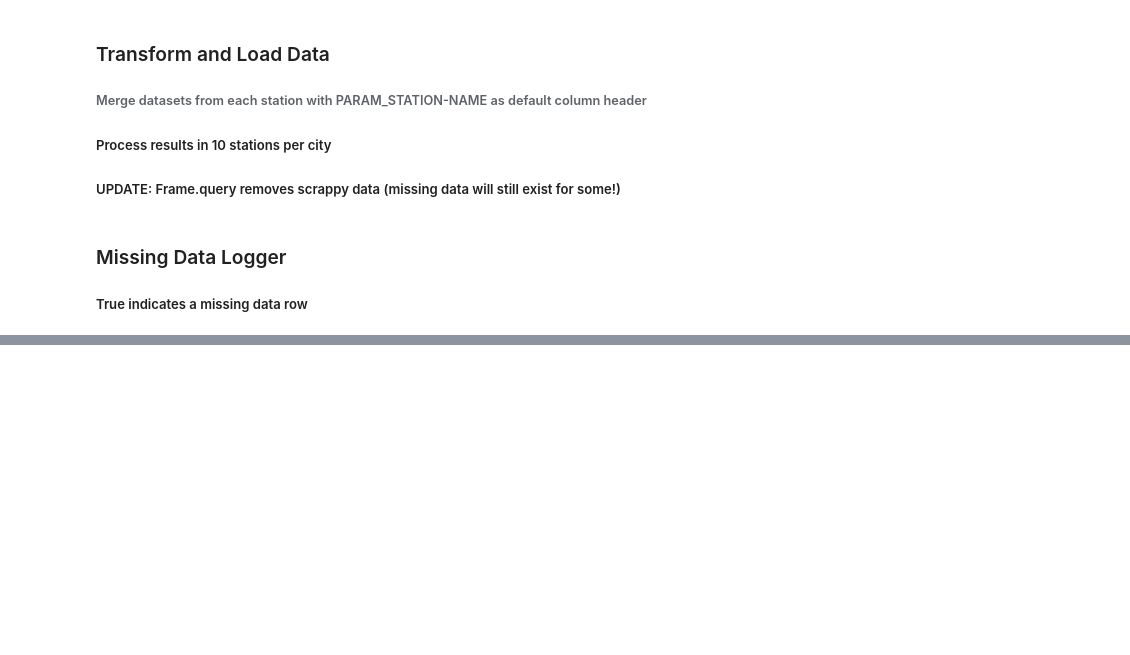
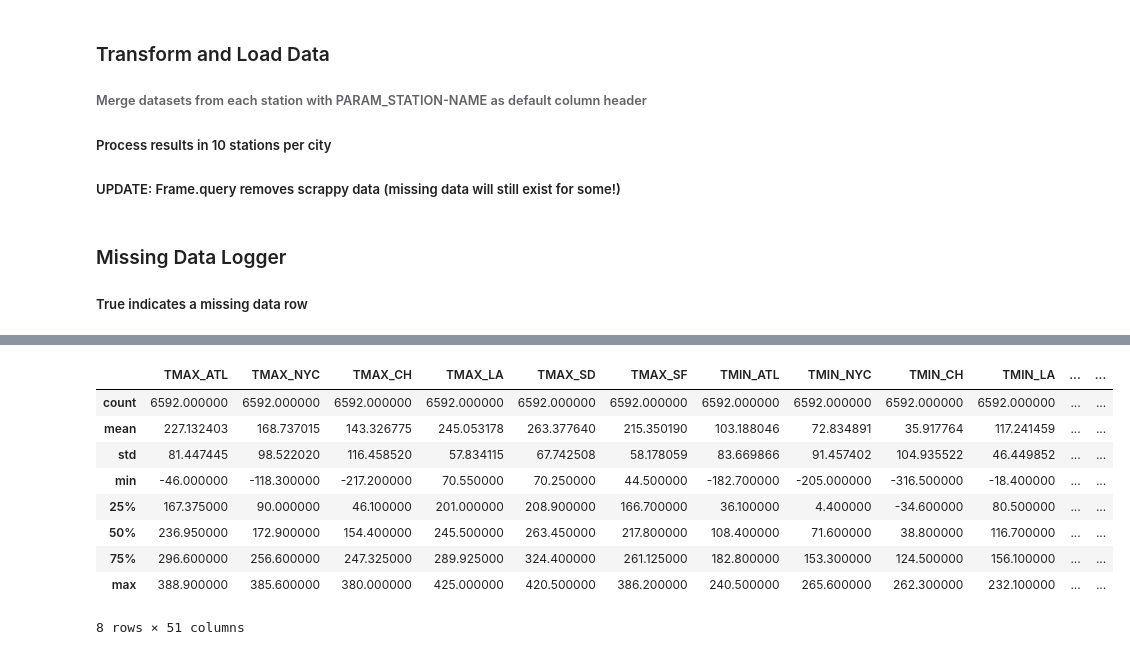
Before and after one commit to celebal/stock-proj, a Jupyter notebook: notebooks/Pandas_weather_upload_v3.ipynb, the cells around one changed output, grey strips where cells are left out. Drawn from its saved outputs; the diff is of its cells as text; code cells hidden in the pictures; blank space fills up the shorter version.

```diff
--- a/notebooks/Pandas_weather_upload_v3.ipynb
+++ b/notebooks/Pandas_weather_upload_v3.ipynb
@@ -659 +690,15 @@ pd.DataFrame.describe(df)
+# %%
+df = df.dropna(subset=["PreApple"],how='any')
+pd.DataFrame.describe(df)
+# %% [output]
+|  | TMAX_ATL | TMAX_NYC | TMAX_CH | TMAX_LA | TMAX_SD | TMAX_SF | TMIN_ATL | TMIN_NYC | TMIN_CH | TMIN_LA | ... | ... |
+| count | 6592.000000 | 6592.000000 | 6592.000000 | 6592.000000 | 6592.000000 | 6592.000000 | 6592.000000 | 6592.000000 | 6592.000000 | 6592.000000 | ... | ... |
+| mean | 227.132403 | 168.737015 | 143.326775 | 245.053178 | 263.377640 | 215.350190 | 103.188046 | 72.834891 | 35.917764 | 117.241459 | ... | ... |
+| std | 81.447445 | 98.522020 | 116.458520 | 57.834115 | 67.742508 | 58.178059 | 83.669866 | 91.457402 | 104.935522 | 46.449852 | ... | ... |
+| min | -46.000000 | -118.300000 | -217.200000 | 70.550000 | 70.250000 | 44.500000 | -182.700000 | -205.000000 | -316.500000 | -18.400000 | ... | ... |
+| 25% | 167.375000 | 90.000000 | 46.100000 | 201.000000 | 208.900000 | 166.700000 | 36.100000 | 4.400000 | -34.600000 | 80.500000 | ... | ... |
+| 50% | 236.950000 | 172.900000 | 154.400000 | 245.500000 | 263.450000 | 217.800000 | 108.400000 | 71.600000 | 38.800000 | 116.700000 | ... | ... |
+| 75% | 296.600000 | 256.600000 | 247.325000 | 289.925000 | 324.400000 | 261.125000 | 182.800000 | 153.300000 | 124.500000 | 156.100000 | ... | ... |
+| max | 388.900000 | 385.600000 | 380.000000 | 425.000000 | 420.500000 | 386.200000 | 240.500000 | 265.600000 | 262.300000 | 232.100000 | ... | ... |
+8 rows × 51 columns
 # %%
```
Also changed, not shown: parts of 7 cells of this notebook.
